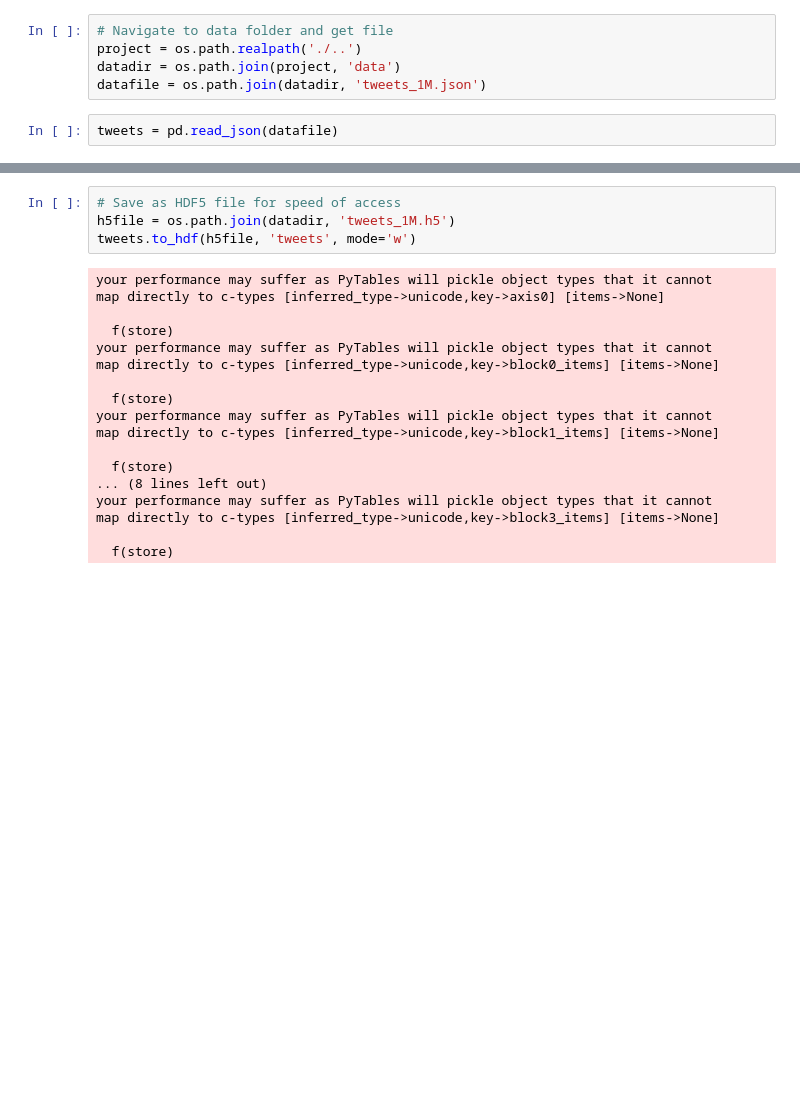
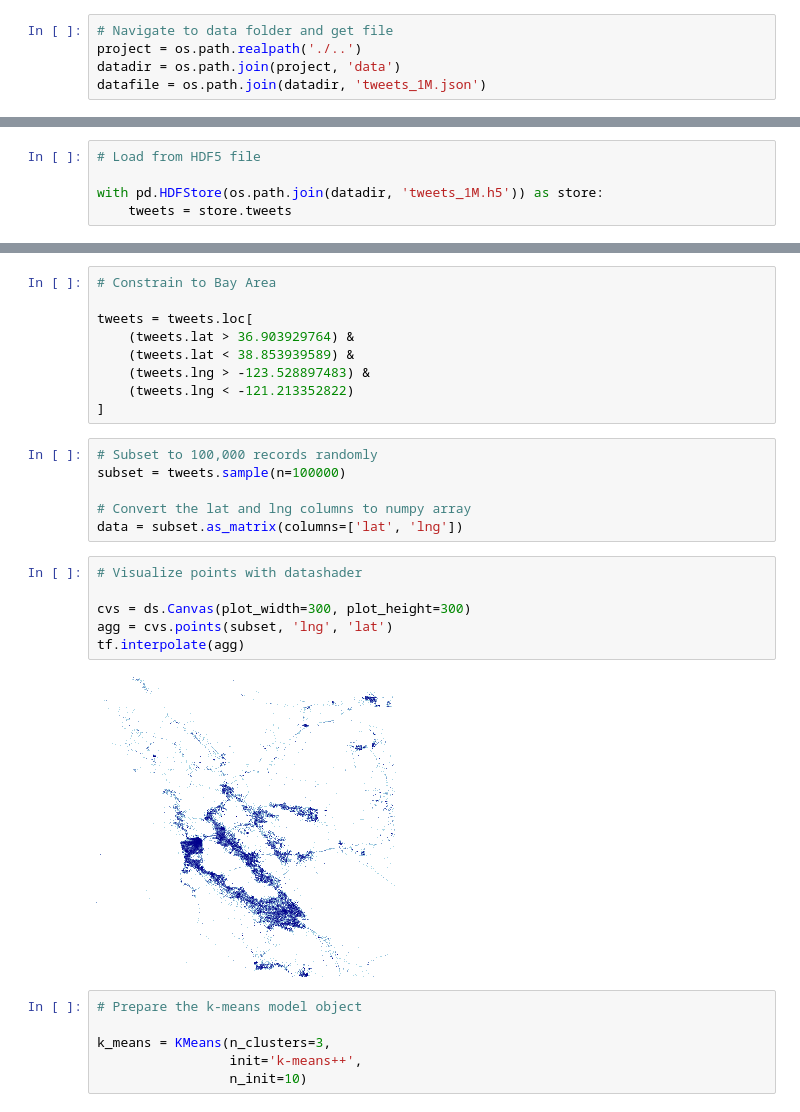
Before and after one commit to pksohn/tweet-clustering, a Jupyter notebook: notebooks/tweet-clustering.ipynb, the cells around one changed output, grey strips where cells are left out. Drawn from its saved outputs; the diff is of its cells as text; blank space fills up the shorter version.

Commit message:
K-means initial progress

```diff
--- a/notebooks/tweet-clustering.ipynb
+++ b/notebooks/tweet-clustering.ipynb
@@ -8,5 +11,3 @@ from sklearn.cluster import KMeans, DBSCAN
 project = os.path.realpath('./..')
 datadir = os.path.join(project, 'data')
 datafile = os.path.join(datadir, 'tweets_1M.json')
-# %%
-tweets = pd.read_json(datafile)
@@ -13,3 +20,8 @@ tweets = pd.read_json(datafile)
+# %%
+# Load from HDF5 file
+
+with pd.HDFStore(os.path.join(datadir, 'tweets_1M.h5')) as store:
+    tweets = store.tweets
 # %%
 tweets.head()
 # %% [output]
@@ -19,25 +31,32 @@ tweets.head()
 | 2 | 377652262325456897 | 37.356131 | -121.842867 | i laugh a lot with that line | 2013-09-11 04:38:10 | 54351774 |
 | 3 | 377652264682655744 | 37.364664 | -122.009629 | sons of anarchy is back on woop woop | 2013-09-11 04:38:11 | 343219606 |
 | 4 | 377652271116722176 | 37.382600 | -121.995000 | Drinking a Fresh Squeezed IPA by ... | 2013-09-11 04:38:12 | 1569395935 |
-# %%
-# Save as HDF5 file for speed of access
-h5file = os.path.join(datadir, 'tweets_1M.h5')
-tweets.to_hdf(h5file, 'tweets', mode='w')
-# %% [output]
-your performance may suffer as PyTables will pickle object types that it cannot
-map directly to c-types [inferred_type->unicode,key->axis0] [items->None]
-
-  f(store)
-your performance may suffer as PyTables will pickle object types that it cannot
-map directly to c-types [inferred_type->unicode,key->block0_items] [items->None]
-
-  f(store)
-your performance may suffer as PyTables will pickle object types that it cannot
-map directly to c-types [inferred_type->unicode,key->block1_items] [items->None]
-
-  f(store)
-... (8 lines left out)
-your performance may suffer as PyTables will pickle object types that it cannot
-map directly to c-types [inferred_type->unicode,key->block3_items] [items->None]
-
-  f(store)
+# %%
+# Constrain to Bay Area
+
+tweets = tweets.loc[
+    (tweets.lat > 36.903929764) &
+    (tweets.lat < 38.853939589) &
+    (tweets.lng > -123.528897483) &
+    (tweets.lng < -121.213352822)
+]
+# %%
+# Subset to 100,000 records randomly
+subset = tweets.sample(n=100000)
+
+# Convert the lat and lng columns to numpy array
+data = subset.as_matrix(columns=['lat', 'lng'])
+# %%
+# Visualize points with datashader
+
+cvs = ds.Canvas(plot_width=300, plot_height=300)
+agg = cvs.points(subset, 'lng', 'lat')
+tf.interpolate(agg)
+# %% [output]
+[figure, added]
+# %%
+# Prepare the k-means model object
+
+k_means = KMeans(n_clusters=3,
+                 init='k-means++',
+                 n_init=10)
```
Also changed, not shown: parts of 7 cells of this notebook.
